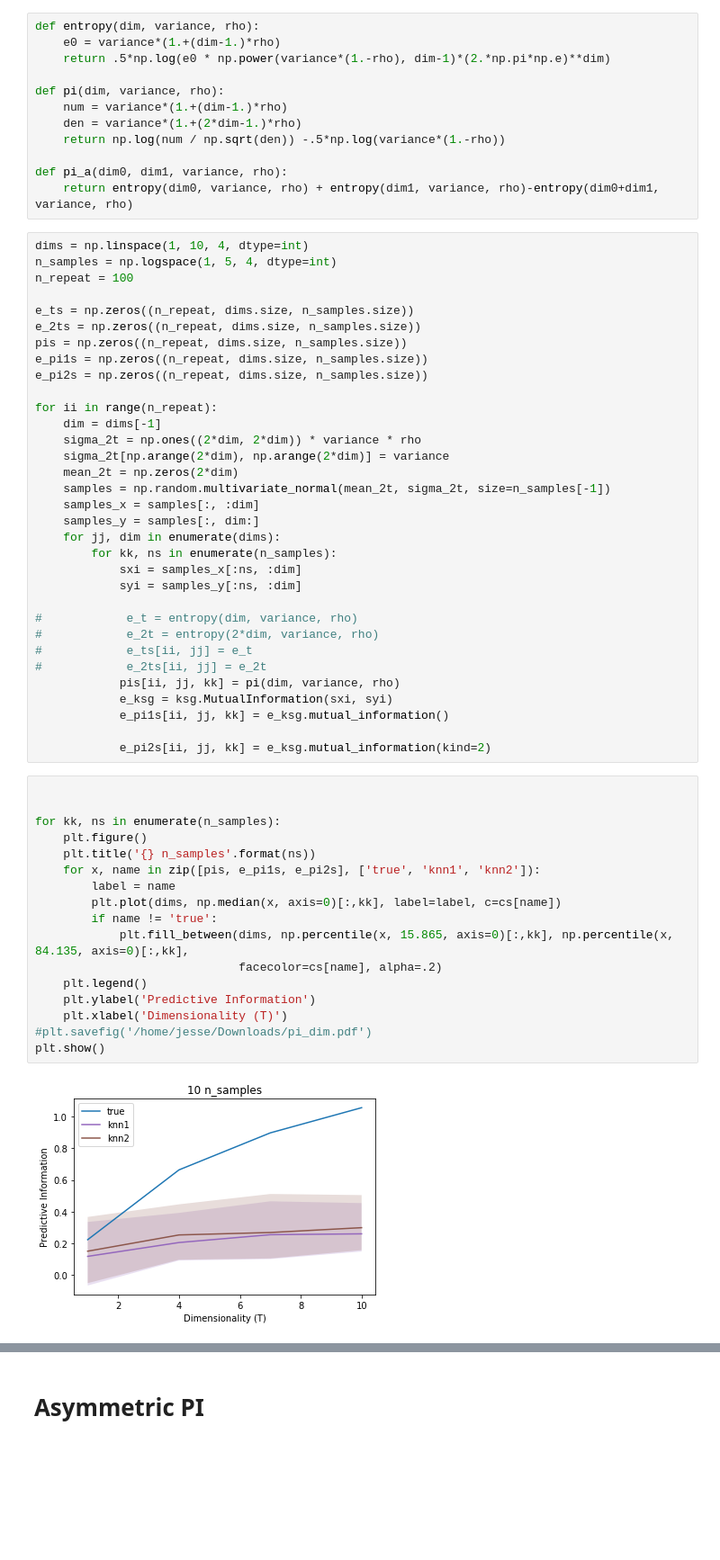
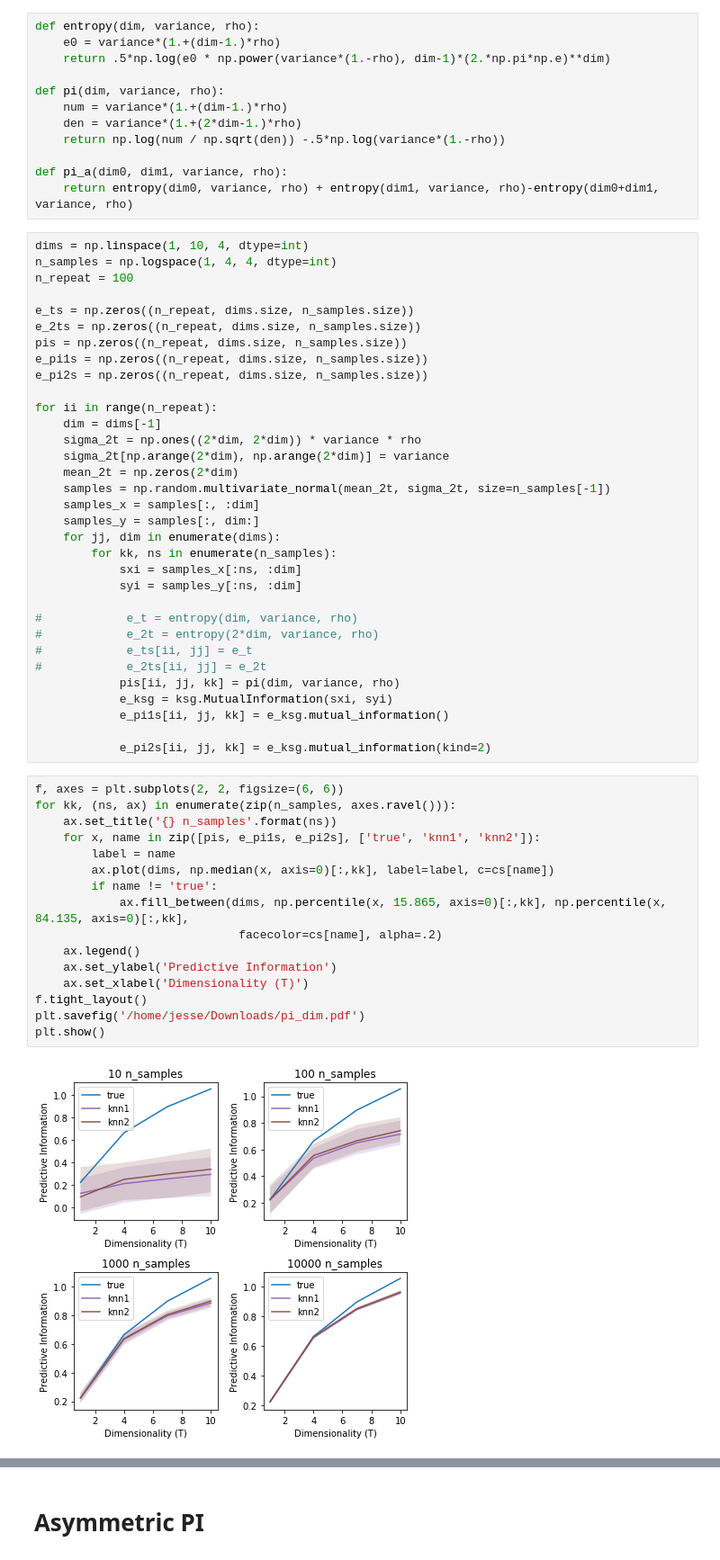
Before and after one commit to BouchardLab/info_measures, a Jupyter notebook: notebooks/predictive_information_tests.ipynb, the cells around one changed output, grey strips where cells are left out. Shown at 90% size. Cells and saved outputs as stored; diff of their text form; blank space fills up the shorter version.

```diff
--- a/notebooks/predictive_information_tests.ipynb
+++ b/notebooks/predictive_information_tests.ipynb
@@ -25,7 +25,7 @@ def pi_a(dim0, dim1, variance, rho):
     return entropy(dim0, variance, rho) + entropy(dim1, variance, rho)-entropy(dim0+dim1, variance, rho)
 # %%
 dims = np.linspace(1, 10, 4, dtype=int)
-n_samples = np.logspace(1, 5, 4, dtype=int)
+n_samples = np.logspace(1, 4, 4, dtype=int)
 n_repeat = 100
 
 e_ts = np.zeros((n_repeat, dims.size, n_samples.size))
@@ -57,21 +57,20 @@ for ii in range(n_repeat):
 
             e_pi2s[ii, jj, kk] = e_ksg.mutual_information(kind=2)
 # %%
-
-
-for kk, ns in enumerate(n_samples):
-    plt.figure()
-    plt.title('{} n_samples'.format(ns))
+f, axes = plt.subplots(2, 2, figsize=(6, 6))
+for kk, (ns, ax) in enumerate(zip(n_samples, axes.ravel())):
+    ax.set_title('{} n_samples'.format(ns))
     for x, name in zip([pis, e_pi1s, e_pi2s], ['true', 'knn1', 'knn2']):
         label = name
-        plt.plot(dims, np.median(x, axis=0)[:,kk], label=label, c=cs[name])
+        ax.plot(dims, np.median(x, axis=0)[:,kk], label=label, c=cs[name])
         if name != 'true':
-            plt.fill_between(dims, np.percentile(x, 15.865, axis=0)[:,kk], np.percentile(x, 84.135, axis=0)[:,kk],
+            ax.fill_between(dims, np.percentile(x, 15.865, axis=0)[:,kk], np.percentile(x, 84.135, axis=0)[:,kk],
                              facecolor=cs[name], alpha=.2)
-    plt.legend()
-    plt.ylabel('Predictive Information')
-    plt.xlabel('Dimensionality (T)')
-#plt.savefig('/home/jesse/Downloads/pi_dim.pdf')
+    ax.legend()
+    ax.set_ylabel('Predictive Information')
+    ax.set_xlabel('Dimensionality (T)')
+f.tight_layout()
+plt.savefig('/home/jesse/Downloads/pi_dim.pdf')
 plt.show()
 # %% [output]
-[figure, old version]
+[figure, new version]
```
Also changed, not shown: parts of 3 cells of this notebook, 4 other files.
